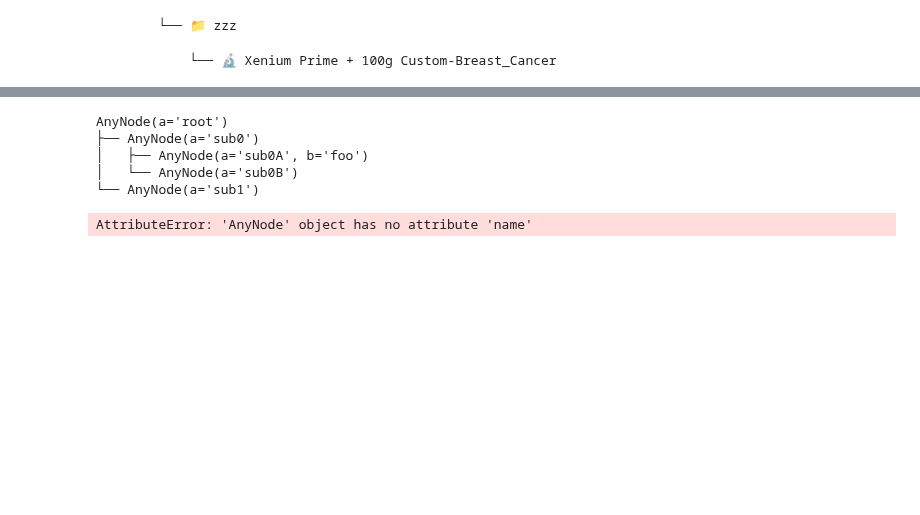
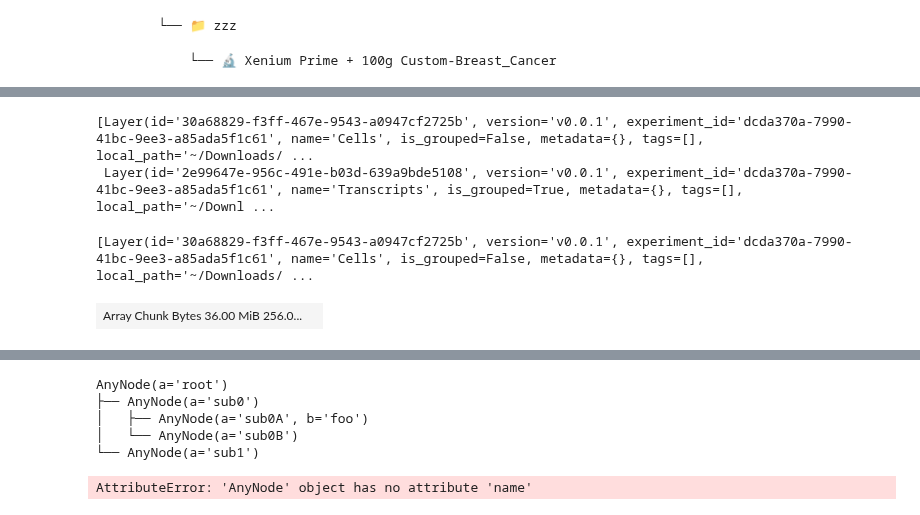
Before and after one commit to estorrs/cosilico-viewer, a Jupyter notebook: notebooks/data_preprocessing/sandbox.ipynb, the cells around one changed output, grey strips where cells are left out. Cells and saved outputs as stored; diff of their text form; code cells hidden in the pictures; blank space fills up the shorter version.

```diff
--- a/notebooks/data_preprocessing/sandbox.ipynb
+++ b/notebooks/data_preprocessing/sandbox.ipynb
@@ -212,0 +205,14 @@ RuntimeError: Download failed: 404 - <?xml version="1.0" encoding="UTF-8"?>
+# %%
+experiment.layers
+# %% [output]
+[Layer(id='30a68829-f3ff-467e-9543-a0947cf2725b', version='v0.0.1', experiment_id='dcda370a-7990-41bc-9ee3-a85ada5f1c61', name='Cells', is_grouped=False, metadata={}, tags=[], local_path='~/Downloads/ ...
+ Layer(id='2e99647e-956c-491e-b03d-639a9bde5108', version='v0.0.1', experiment_id='dcda370a-7990-41bc-9ee3-a85ada5f1c61', name='Transcripts', is_grouped=True, metadata={}, tags=[], local_path='~/Downl ...
+# %%
+experiment.get_layer_metadata(experiment.layers[0].id)
+# %% [output]
+[Layer(id='30a68829-f3ff-467e-9543-a0947cf2725b', version='v0.0.1', experiment_id='dcda370a-7990-41bc-9ee3-a85ada5f1c61', name='Cells', is_grouped=False, metadata={}, tags=[], local_path='~/Downloads/ ...
+# %%
+arr = experiment.generate_image_data(experiment.images[0])
+arr
+# %% [output]
+| Array Chunk Bytes 36.00 MiB 256.0... |  |
```
Also changed, not shown: parts of 26 cells of this notebook, 4 other files.
